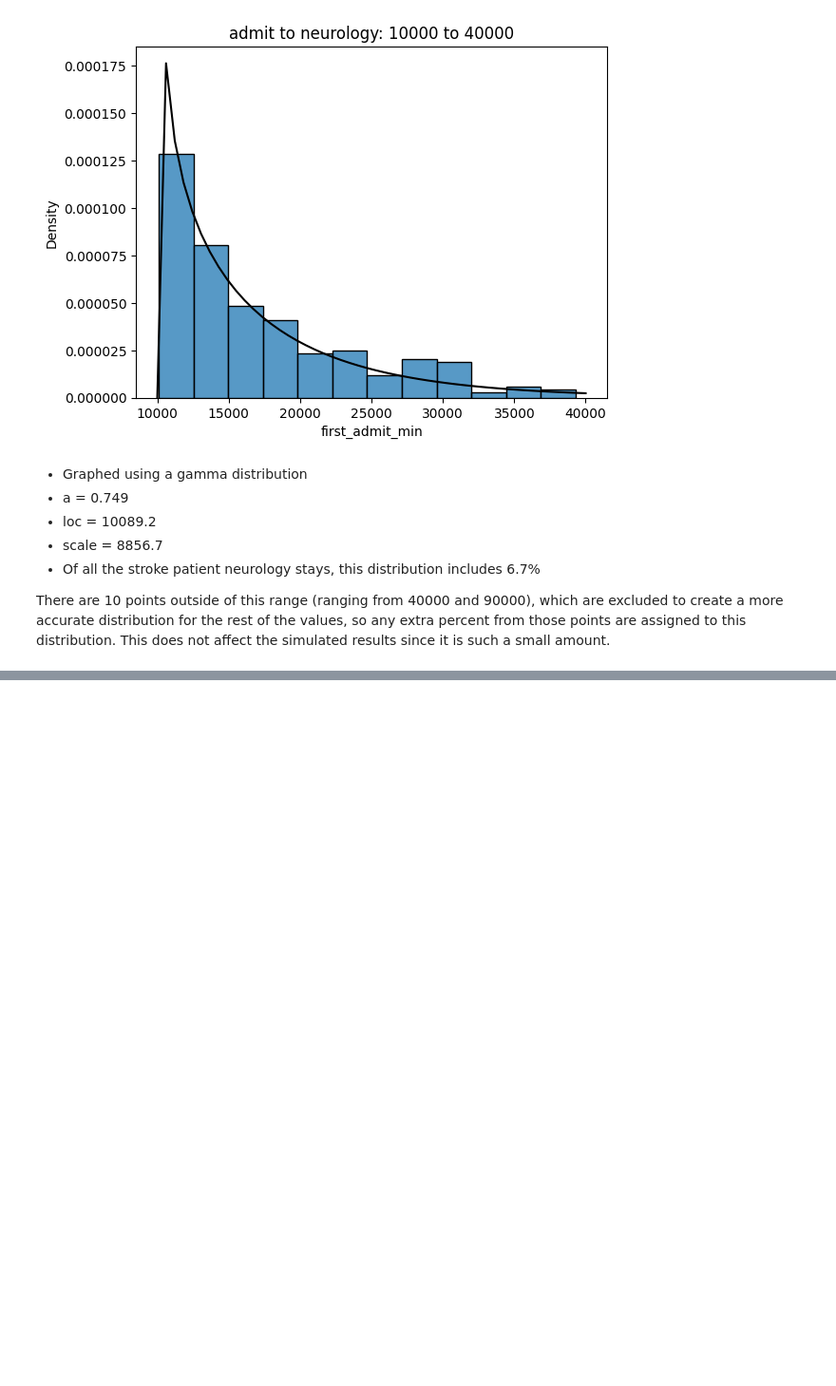
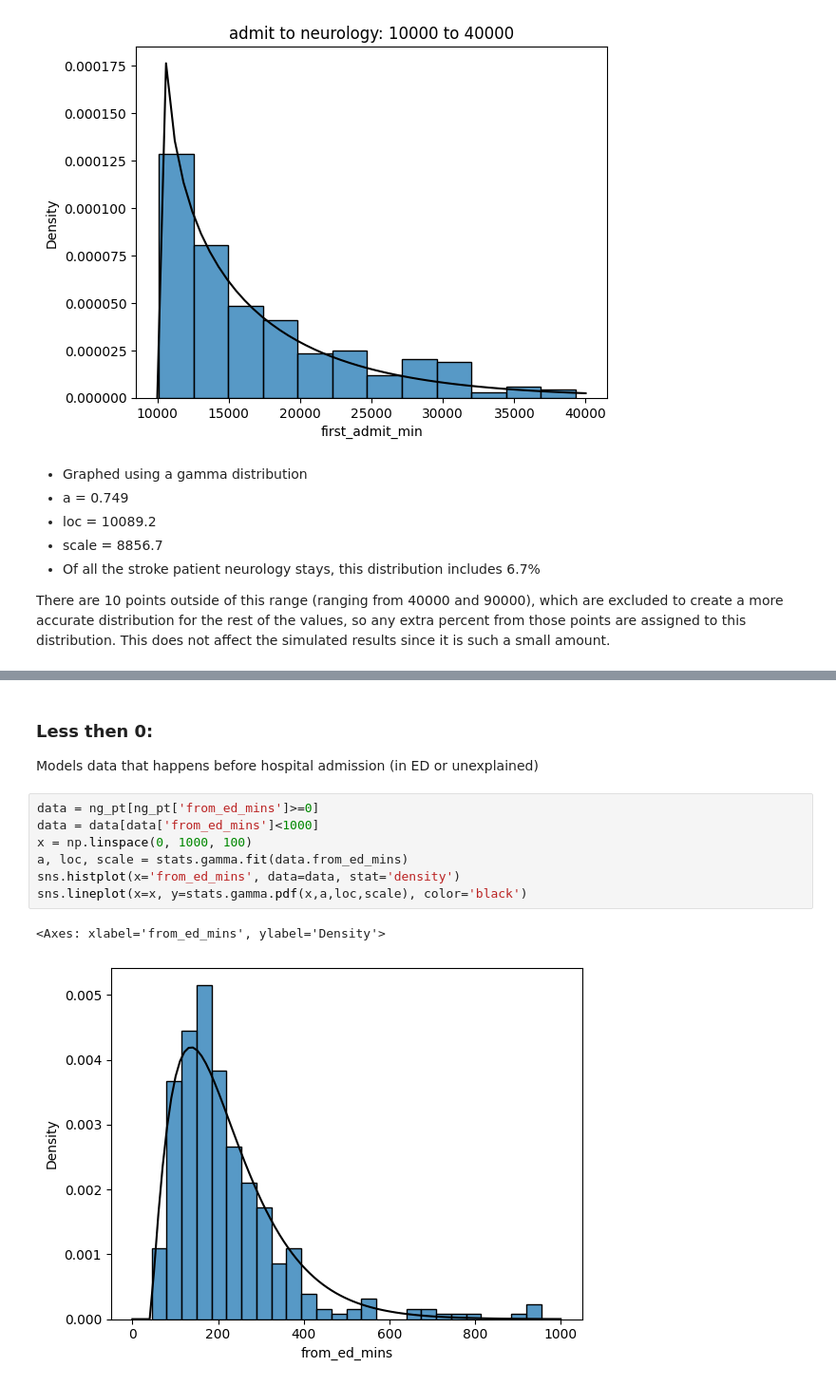
Before and after one commit to emilydormody/Synthetic-Stroke-Data, a Jupyter notebook: histogram_summaries.ipynb, the cells around one changed output, grey strips where cells are left out. Shown at 95% size. Cells and saved outputs as stored; diff of their text form; blank space fills up the shorter version.

```diff
--- a/histogram_summaries.ipynb
+++ b/histogram_summaries.ipynb
@@ -432,0 +499,14 @@ There are 10 points outside of this range (ranging from 40000 and 90000), which
+# %% [markdown]
+### Less then 0:
+
+Models data that happens before hospital admission (in ED or unexplained)
+# %%
+data = ng_pt[ng_pt['from_ed_mins']>=0]
+data = data[data['from_ed_mins']<1000]
+x = np.linspace(0, 1000, 100)
+a, loc, scale = stats.gamma.fit(data.from_ed_mins)
+sns.histplot(x='from_ed_mins', data=data, stat='density')
+sns.lineplot(x=x, y=stats.gamma.pdf(x,a,loc,scale), color='black')
+# %% [output]
+<Axes: xlabel='from_ed_mins', ylabel='Density'>
+[figure, added]
```
Also changed, not shown: parts of 21 cells of this notebook.
